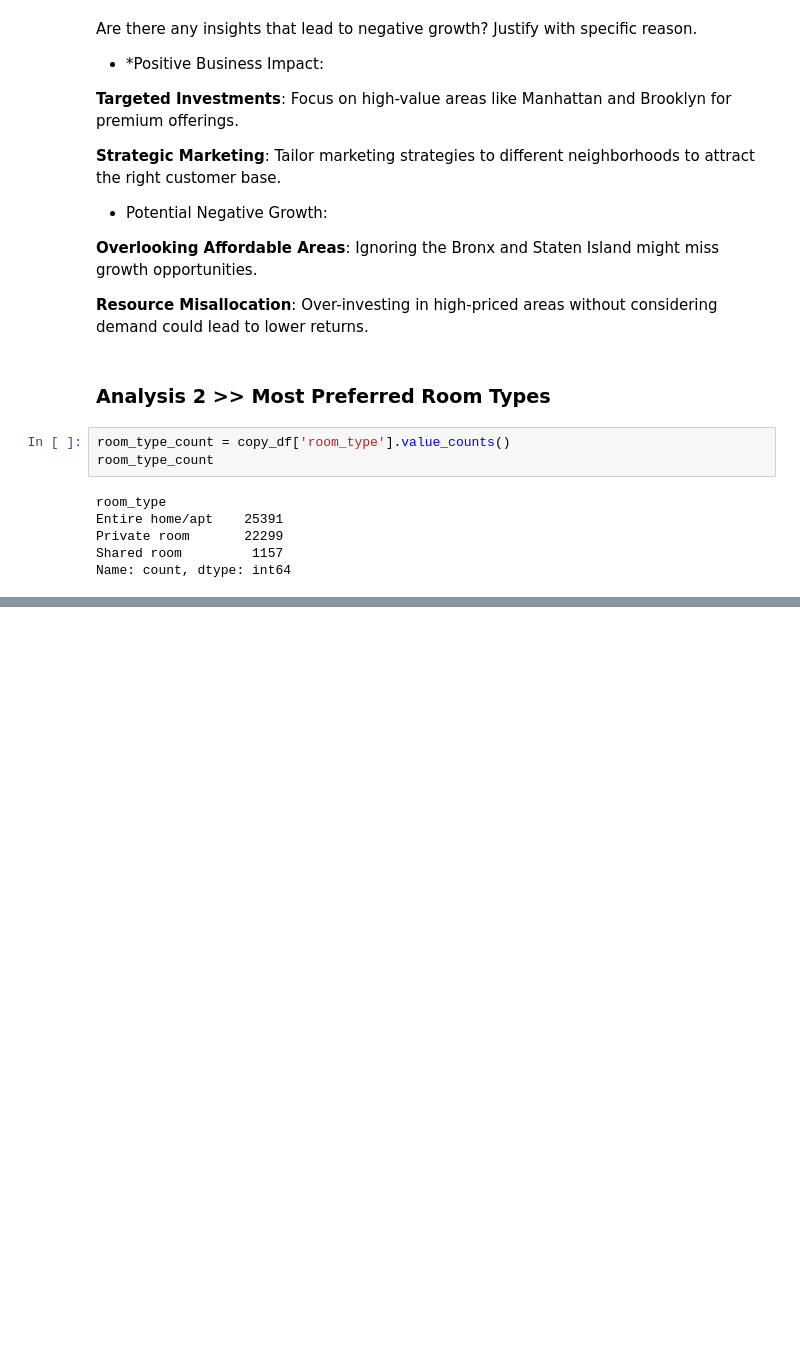
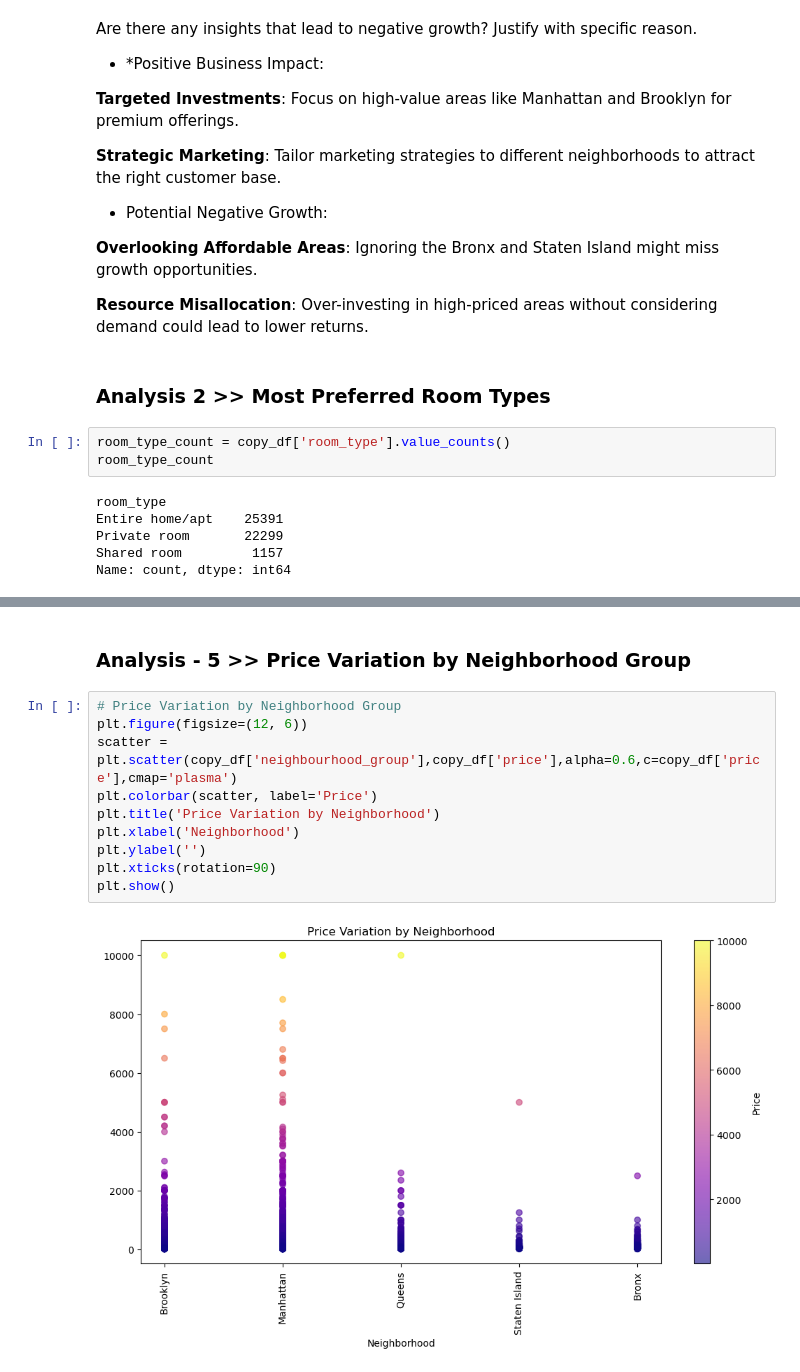
Before and after one commit to manisha0146/Airbnb_Data_Analysis_project, a Jupyter notebook: Air_Bnb_EDA.ipynb, the cells around one changed output, grey strips where cells are left out. Saved outputs shown, nothing was run; the diff lists cells and outputs as text; blank space fills up the shorter version.

```diff
--- a/Air_Bnb_EDA.ipynb
+++ b/Air_Bnb_EDA.ipynb
@@ -403,0 +526,14 @@ Name: count, dtype: int64
+# %% [markdown]
+### **Analysis - 5 >> Price Variation by Neighborhood Group**
+# %%
+# Price Variation by Neighborhood Group
+plt.figure(figsize=(12, 6))
+scatter = plt.scatter(copy_df['neighbourhood_group'],copy_df['price'],alpha=0.6,c=copy_df['price'],cmap='plasma')
+plt.colorbar(scatter, label='Price')
+plt.title('Price Variation by Neighborhood')
+plt.xlabel('Neighborhood')
+plt.ylabel('')
+plt.xticks(rotation=90)
+plt.show()
+# %% [output]
+[figure, added]
```
Also changed, not shown: parts of 25 cells of this notebook.
